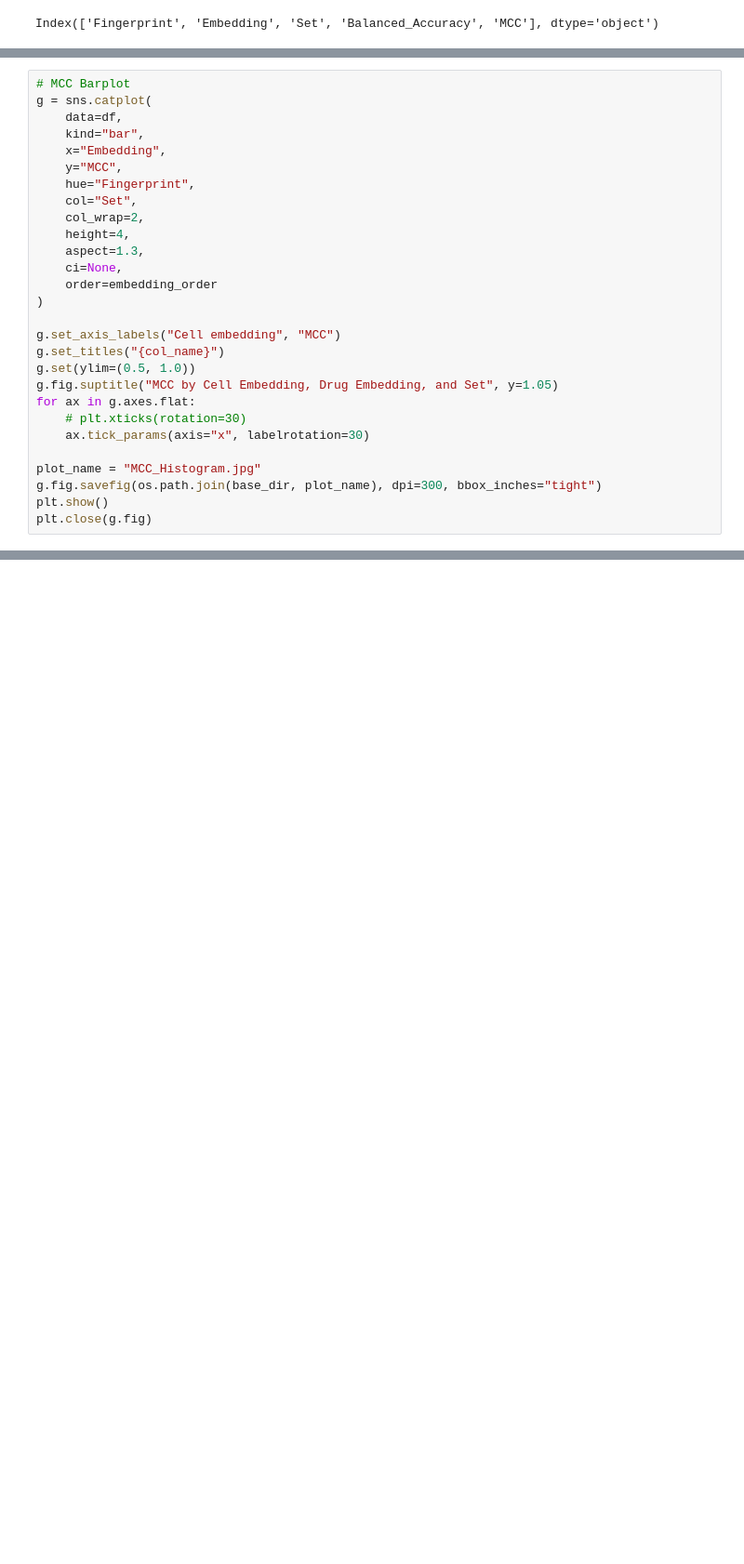
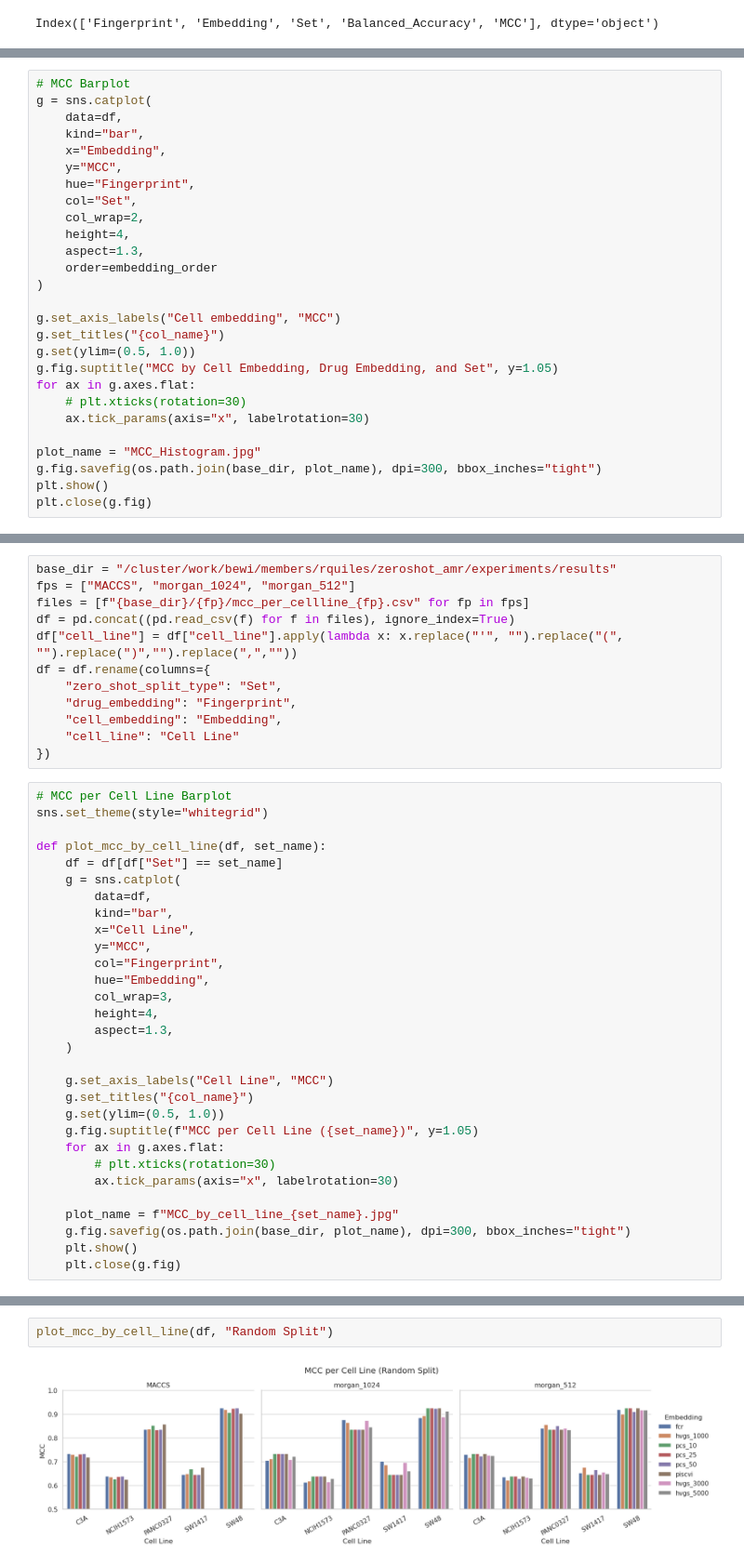
Before and after one commit to RSQuiles/Lab-Rotation-CBG-ETH, a Jupyter notebook: zeroshot_amr/notebooks/Barplots.ipynb, the cells around one changed output, grey strips where cells are left out. Shown at 93% size. Saved outputs shown, nothing was run; the diff lists cells and outputs as text; blank space fills up the shorter version.

```diff
--- a/zeroshot_amr/notebooks/Barplots.ipynb
+++ b/zeroshot_amr/notebooks/Barplots.ipynb
@@ -117,7 +75,6 @@ g = sns.catplot(
     col_wrap=2,
     height=4,
     aspect=1.3,
-    ci=None,
     order=embedding_order
 )
 
@@ -140,0 +97,42 @@ The `ci` parameter is deprecated. Use `errorbar=None` for the same effect.
+# %%
+base_dir = "/cluster/work/bewi/members/rquiles/zeroshot_amr/experiments/results"
+fps = ["MACCS", "morgan_1024", "morgan_512"]
+files = [f"{base_dir}/{fp}/mcc_per_cellline_{fp}.csv" for fp in fps]
+df = pd.concat((pd.read_csv(f) for f in files), ignore_index=True)
+df["cell_line"] = df["cell_line"].apply(lambda x: x.replace("'", "").replace("(", "").replace(")","").replace(",",""))
+df = df.rename(columns={
+    "zero_shot_split_type": "Set",
+    "drug_embedding": "Fingerprint",
+    "cell_embedding": "Embedding",
+    "cell_line": "Cell Line"
+})
+# %%
+# MCC per Cell Line Barplot
+sns.set_theme(style="whitegrid")
+
+def plot_mcc_by_cell_line(df, set_name):
+    df = df[df["Set"] == set_name]
+    g = sns.catplot(
+        data=df,
+        kind="bar",
+        x="Cell Line",
+        y="MCC",
+        col="Fingerprint",
+        hue="Embedding",
+        col_wrap=3,
+        height=4,
+        aspect=1.3,
+    )
+
+    g.set_axis_labels("Cell Line", "MCC")
+    g.set_titles("{col_name}")
+    g.set(ylim=(0.5, 1.0))
+    g.fig.suptitle(f"MCC per Cell Line ({set_name})", y=1.05)
+    for ax in g.axes.flat:
+        # plt.xticks(rotation=30)
+        ax.tick_params(axis="x", labelrotation=30)
+
+    plot_name = f"MCC_by_cell_line_{set_name}.jpg"
+    g.fig.savefig(os.path.join(base_dir, plot_name), dpi=300, bbox_inches="tight")
+    plt.show()
+    plt.close(g.fig)
@@ -140,0 +144,4 @@ The `ci` parameter is deprecated. Use `errorbar=None` for the same effect.
+# %%
+plot_mcc_by_cell_line(df, "Random Split")
+# %% [output]
+[figure, added]
```
Also changed, not shown: parts of 10 cells of this notebook, 6 other files.
